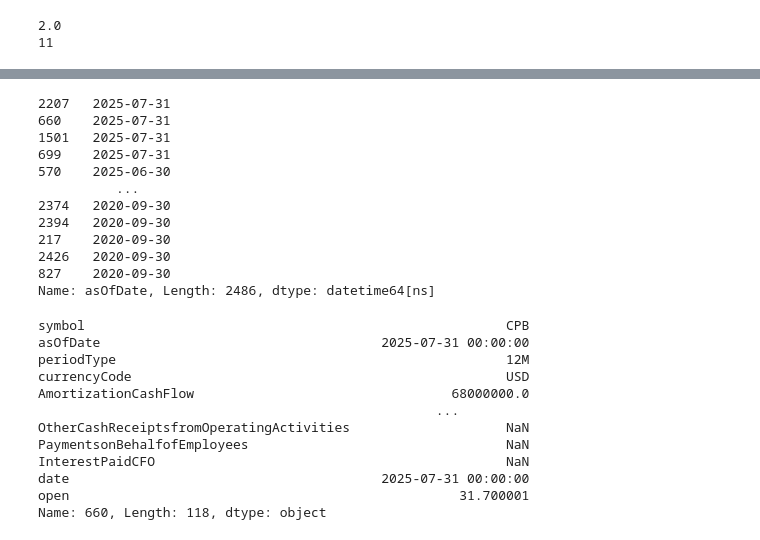
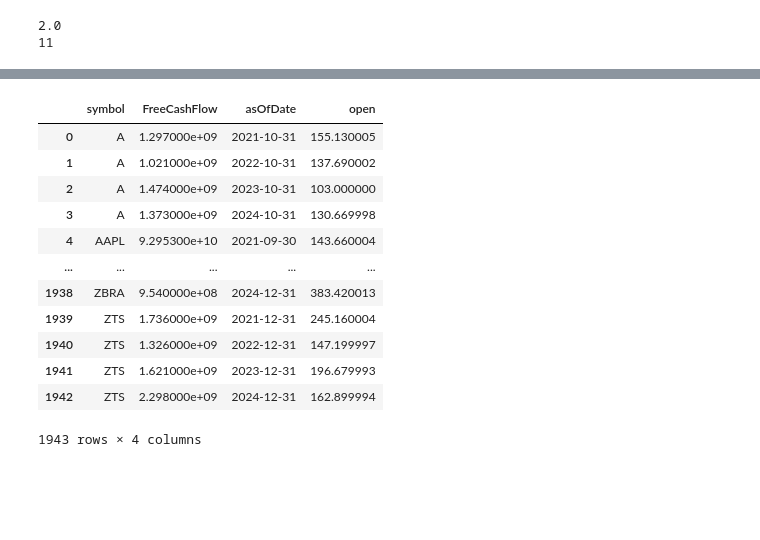
Before and after one commit to JJBarnes/CashflowAnalysis, a Jupyter notebook: CashflowAnalysis.ipynb, the cells around one changed output, grey strips where cells are left out. Drawn from its saved outputs; the diff is of its cells as text; code cells hidden in the pictures; blank space fills up the shorter version.

```diff
--- a/CashflowAnalysis.ipynb
+++ b/CashflowAnalysis.ipynb
@@ -293,31 +268,18 @@ TTM     124
 Name: count, dtype: int64
-# %%
-print(test2[test2.periodType=="12M"].asOfDate.sort_values(ascending=False))
-# %% [output]
-2207   2025-07-31
-660    2025-07-31
-1501   2025-07-31
-699    2025-07-31
-570    2025-06-30
-          ...
-2374   2020-09-30
-2394   2020-09-30
-217    2020-09-30
-2426   2020-09-30
-827    2020-09-30
-Name: asOfDate, Length: 2486, dtype: datetime64[ns]
-# %%
-print(test2.iloc[660])
-# %% [output]
-symbol                                                      CPB
-asOfDate                                    2025-07-31 00:00:00
-periodType                                                  12M
-currencyCode                                                USD
-AmortizationCashFlow                                 68000000.0
-                                                   ...
-OtherCashReceiptsfromOperatingActivities                    NaN
-PaymentsonBehalfofEmployees                                 NaN
-InterestPaidCFO                                             NaN
-date                                        2025-07-31 00:00:00
-open                                                  31.700001
-Name: 660, Length: 118, dtype: object
+# %%
+test = data_pre_2025.sort_values(["symbol", "asOfDate"]).reset_index(drop=True)
+test[['symbol', 'FreeCashFlow', 'asOfDate', 'open']]
+# %% [output]
+|  | symbol | FreeCashFlow | asOfDate | open |
+| 0 | A | 1.297000e+09 | 2021-10-31 | 155.130005 |
+| 1 | A | 1.021000e+09 | 2022-10-31 | 137.690002 |
+| 2 | A | 1.474000e+09 | 2023-10-31 | 103.000000 |
+| 3 | A | 1.373000e+09 | 2024-10-31 | 130.669998 |
+| 4 | AAPL | 9.295300e+10 | 2021-09-30 | 143.660004 |
+| ... | ... | ... | ... | ... |
+| 1938 | ZBRA | 9.540000e+08 | 2024-12-31 | 383.420013 |
+| 1939 | ZTS | 1.736000e+09 | 2021-12-31 | 245.160004 |
+| 1940 | ZTS | 1.326000e+09 | 2022-12-31 | 147.199997 |
+| 1941 | ZTS | 1.621000e+09 | 2023-12-31 | 196.679993 |
+| 1942 | ZTS | 2.298000e+09 | 2024-12-31 | 162.899994 |
+1943 rows × 4 columns
```
Also changed, not shown: parts of 18 cells of this notebook.
